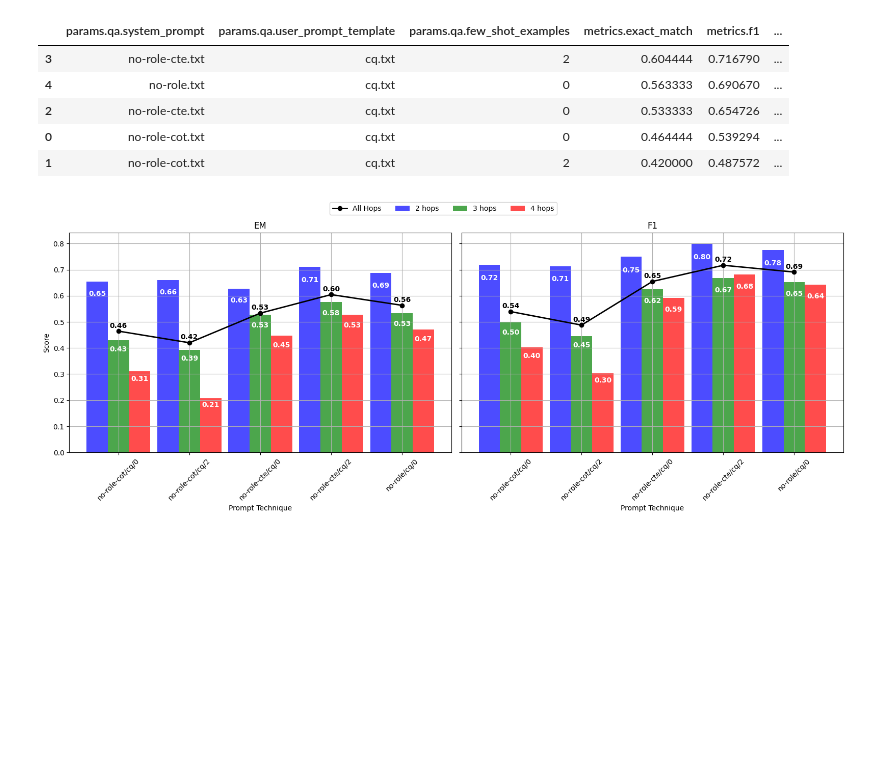
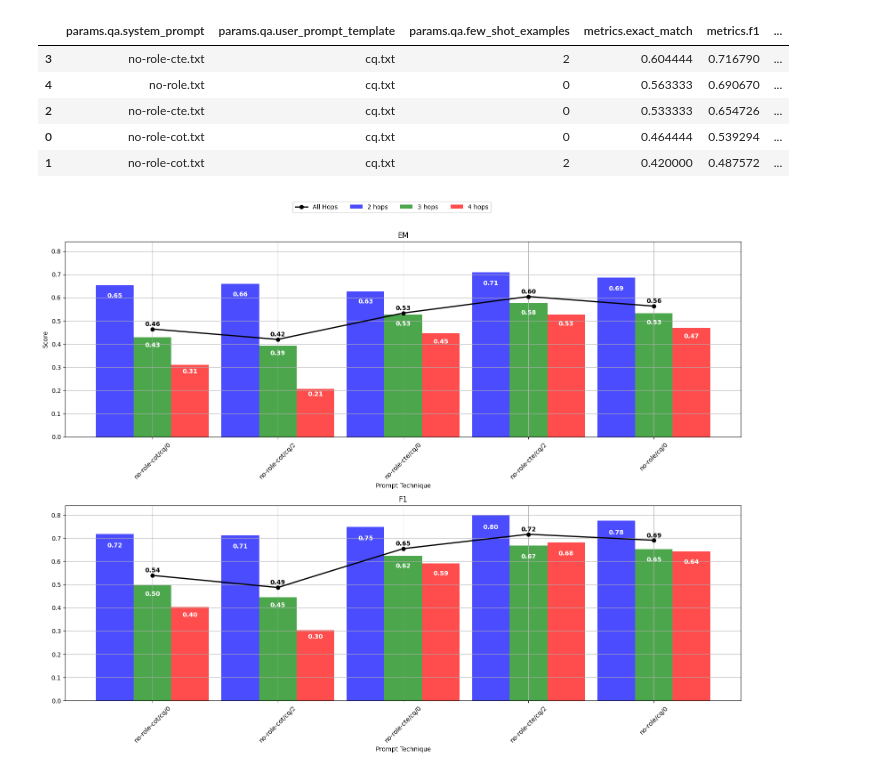
Before and after one commit to bdsaglam/bellem, a Jupyter notebook: dev_nbs/research-mhqa/reports/custom-prompt-comparison.ipynb, the cells around one changed output. Cells and saved outputs as stored; diff of their text form; code cells hidden in the pictures; blank space fills up the shorter version.

```diff
--- a/dev_nbs/research-mhqa/reports/custom-prompt-comparison.ipynb
+++ b/dev_nbs/research-mhqa/reports/custom-prompt-comparison.ipynb
@@ -157,37 +157,37 @@ def plot_metric(ax, x, width, prompts, metrics, title, ylabel=None):
 
 
 # Creating subplots for Exact Match and F1, separating them for clarity
-fig, (ax1, ax2) = plt.subplots(1, 2, figsize=(16, 6), sharey=True)
+fig, (ax1, ax2) = plt.subplots(2, 1, figsize=(16, 12), sharey=True)
 
 width = 0.3  # Bar width adjustment
 
 # Changing the order of prompts to standard, cot-zs, cot-fs, cte
 prompts = [f"{sp}/{up}/{fs}" for sp, up, fs in zip(df_target['params.qa.system_prompt'].values, df_target["params.qa.user_prompt_template"].values, df_target['params.qa.few_shot_examples'].values)]
 x = np.arange(len(prompts))
 
 # Plotting Exact Match
 metrics_em = {
     "2hops": df_target["metrics.2hops.exact_match"].values,
     "3hops": df_target["metrics.3hops.exact_match"].values,
     "4hops": df_target["metrics.4hops.exact_match"].values,
     "all": df_target["metrics.exact_match"].values,
 }
 plot_metric(ax1, x, width, prompts, metrics_em, title="EM", ylabel="Score")
 
 # Plotting F1
 metrics_f1 = {
     "2hops": df_target["metrics.2hops.f1"].values,
     "3hops": df_target["metrics.3hops.f1"].values,
     "4hops": df_target["metrics.4hops.f1"].values,
     "all": df_target["metrics.f1"].values,
 }
 plot_metric(ax2, x, width, prompts, metrics_f1, title="F1")
 
 # Creating a shared legend outside the plots
 handles, labels = ax1.get_legend_handles_labels()
 fig.legend(handles, labels, loc="upper center", bbox_to_anchor=(0.5, 1.05), ncol=4)
 
 plt.tight_layout()
 plt.show()
 # %% [output]
-[figure, old version]
+[figure, new version]
```
Also changed, not shown: 2 other files.
